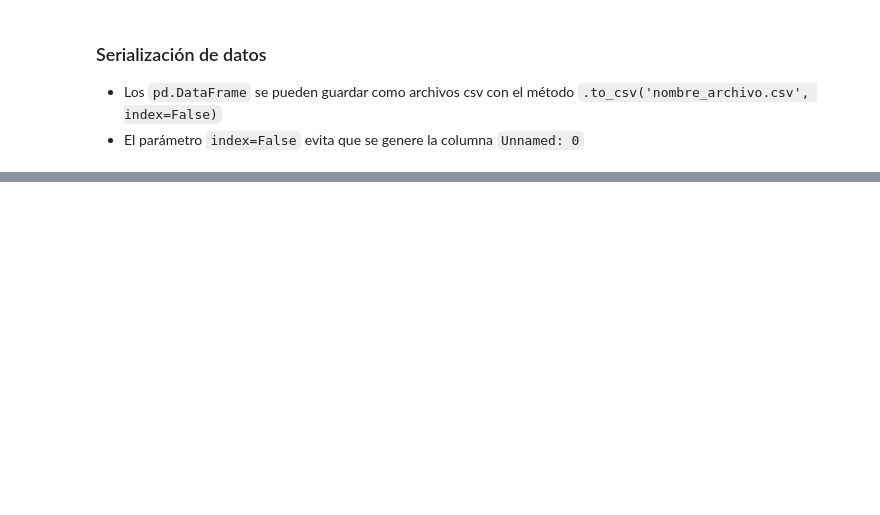
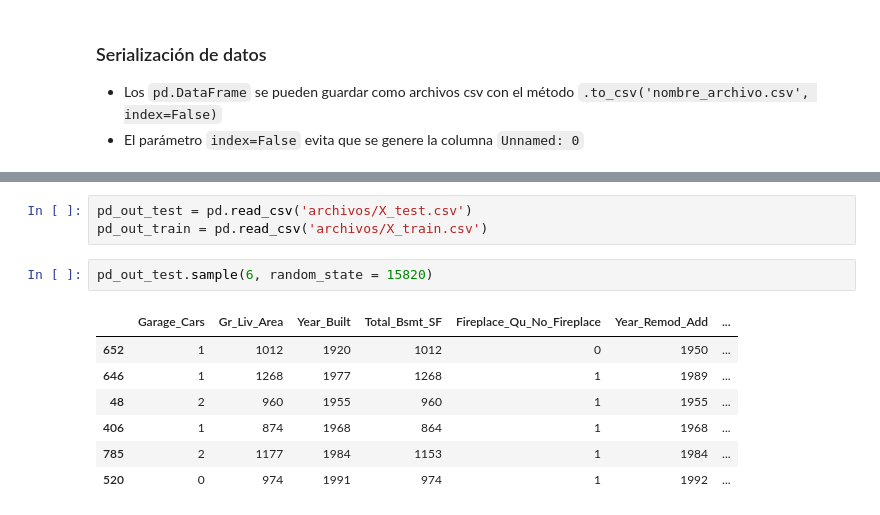
Before and after one commit to Denniels/Machine_Learning, a Jupyter notebook: Algoritmos_de_Ensamble/Datasets/Desafío Guiado - Árboles de Regresión.ipynb, the cells around one changed output, grey strips where cells are left out. Cells and saved outputs as stored; diff of their text form; blank space fills up the shorter version.

```diff
--- a/Algoritmos_de_Ensamble/Datasets/Desafío Guiado - Árboles de Regresión.ipynb
+++ b/Algoritmos_de_Ensamble/Datasets/Desafío Guiado - Árboles de Regresión.ipynb
@@ -191,0 +218,13 @@ pickle.dump(<OBJETO_CON_EL_MODELO>,open('nombre-apellido-actividad07.sav', 'wb')
+# %%
+pd_out_test = pd.read_csv('archivos/X_test.csv')
+pd_out_train = pd.read_csv('archivos/X_train.csv')
+# %%
+pd_out_test.sample(6, random_state = 15820)
+# %% [output]
+|  | Garage_Cars | Gr_Liv_Area | Year_Built | Total_Bsmt_SF | Fireplace_Qu_No_Fireplace | Year_Remod_Add | ... |
+| 652 | 1 | 1012 | 1920 | 1012 | 0 | 1950 | ... |
+| 646 | 1 | 1268 | 1977 | 1268 | 1 | 1989 | ... |
+| 48 | 2 | 960 | 1955 | 960 | 1 | 1955 | ... |
+| 406 | 1 | 874 | 1968 | 864 | 1 | 1968 | ... |
+| 785 | 2 | 1177 | 1984 | 1153 | 1 | 1984 | ... |
+| 520 | 0 | 974 | 1991 | 974 | 1 | 1992 | ... |
```
Also changed, not shown: parts of 11 cells of this notebook, 4 other files.
